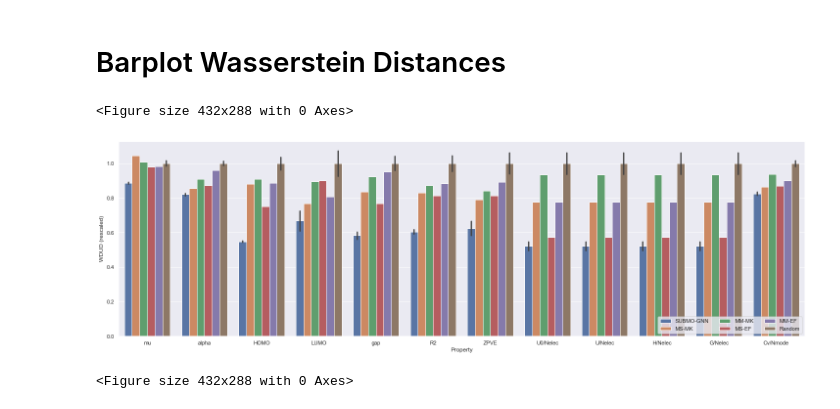
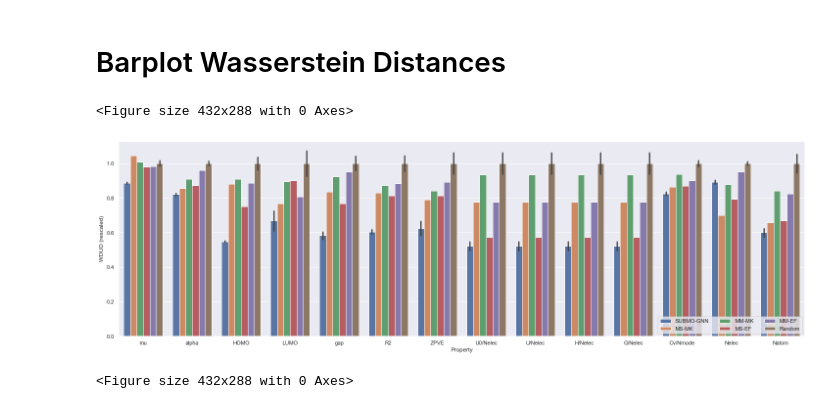
Before and after one commit to tomotomonakanaka/SUBMO, a Jupyter notebook: eval_wdud_mpd.ipynb, the cells around one changed output. Cells and saved outputs as stored; diff of their text form; code cells hidden in the pictures.

Commit message:
add Nelec and Natom

```diff
--- a/eval_wdud_mpd.ipynb
+++ b/eval_wdud_mpd.ipynb
@@ -16,7 +16,7 @@ print(rdBase.rdkitVersion)
 single_tasks = ['qm9']
 model_name = '_attentivefp_'
 nums = ['_1', '_2', '_3', '_4', '_5']
-properties = ['mu', 'alpha', 'homo', 'lumo', 'gap', 'r2', 'zpve', 'u0', 'u298', 'h298', 'g298', 'cv', 'u0/Nelec', 'u298/Nelec', 'h298/Nelec', 'g298/Nelec', 'cv/3n-6']
+properties = ['mu', 'alpha', 'homo', 'lumo', 'gap', 'r2', 'zpve', 'u0', 'u298', 'h298', 'g298', 'cv', 'u0/Nelec', 'u298/Nelec', 'h298/Nelec', 'g298/Nelec', 'cv/3n-6', 'Nelec', 'Natom']
 
 # load data
 df = pickle.load(open("./save_pickle/in-domain-qm9.p", "rb"))
@@ -76,32 +76,32 @@ ablation_method_labels = ['SUBMO w/o N', 'SUBMO w/ N', 'MS w/o N', 'MS w/ N', 'M
 # %%
 methods = ['logdet_ranking_normalize', 'maxsum_dissim_ranking_maccs', 'maxmin_dissim_ranking_maccs', 'maxsum_dissim_ranking_ecfp', 'maxmin_dissim_ranking_ecfp', 'random_ranking']
 plotdf = wasserstein_distances[wasserstein_distances['method'].isin(methods)]
 
 properties = [
     'mu', 'alpha', 'homo', 'lumo', 'gap', 'r2', 'zpve',
 #    'u0', 'u298', 'h298', 'g298', 'cv',
-    'u0/Nelec', 'u298/Nelec', 'h298/Nelec', 'g298/Nelec', 'cv/3n-6',
+    'u0/Nelec', 'u298/Nelec', 'h298/Nelec', 'g298/Nelec', 'cv/3n-6', 'Nelec', 'Natom',
 ]
 plotdf = plotdf[plotdf['property'].isin(properties)]
 
-property_labels = ['mu', 'alpha', 'HOMO', 'LUMO', 'gap', 'R2', 'ZPVE', 'U0', 'U', 'H', 'G', 'Cv', 'U0/Nelec', 'U/Nelec', 'H/Nelec', 'G/Nelec', 'Cv/Nmode']
+property_labels = ['mu', 'alpha', 'HOMO', 'LUMO', 'gap', 'R2', 'ZPVE', 'U0', 'U', 'H', 'G', 'Cv', 'U0/Nelec', 'U/Nelec', 'H/Nelec', 'G/Nelec', 'Cv/Nmode', 'Nelec', 'Natom']
 property_labels = property_labels[:7] + property_labels[12:]
 # property_labels = property_labels[:12]
 
 plt.clf()
 plt.figure(figsize=(20, 6))
 ax = sns.barplot(x="property", y="scaled_distance", hue='method',hue_order=methods, ci='sd', data=plotdf)
 ax.set(ylabel='WDUD (rescaled)', xlabel='Property')
 ax.set_xticklabels(property_labels)
 handles, labels = ax.get_legend_handles_labels()
 ax.legend(handles=handles, labels=main_method_labels, loc = 'lower right', ncol=3)
 sns.set(font_scale=2)
 plt.tight_layout(pad=0,w_pad=0, h_pad=0)
 plt.savefig('./evaluation/weval_main.pdf')
 #plt.show()
 # %% [output]
 <Figure size 432x288 with 0 Axes>
-[figure, old version]
+[figure, new version]
 # %%
 methods = ['logdet_ranking', 'logdet_ranking_normalize', 'maxsum_dissim_ranking', 'maxsum_dissim_ranking_normalize', 'maxmin_dissim_ranking', 'maxmin_dissim_ranking_normalize', 'random_ranking']
 plotdf = wasserstein_distances[wasserstein_distances['method'].isin(methods)]
```
Also changed, not shown: 1 other file.
